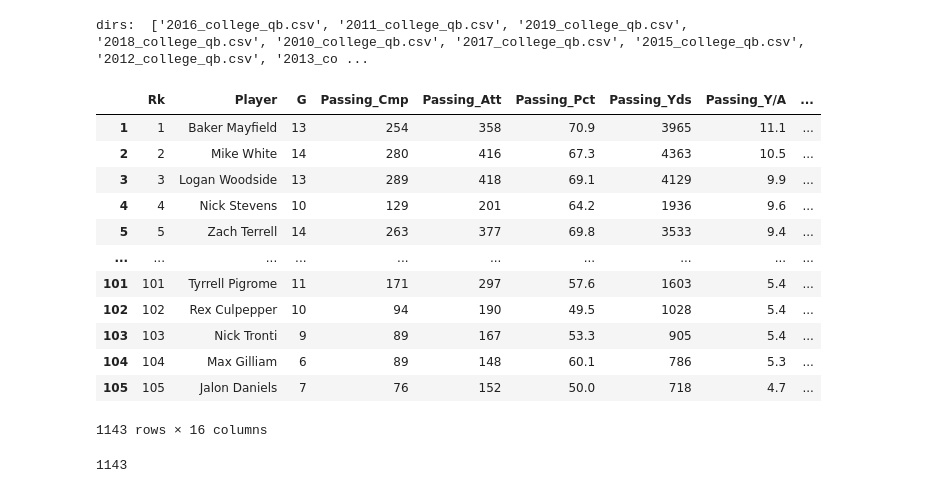
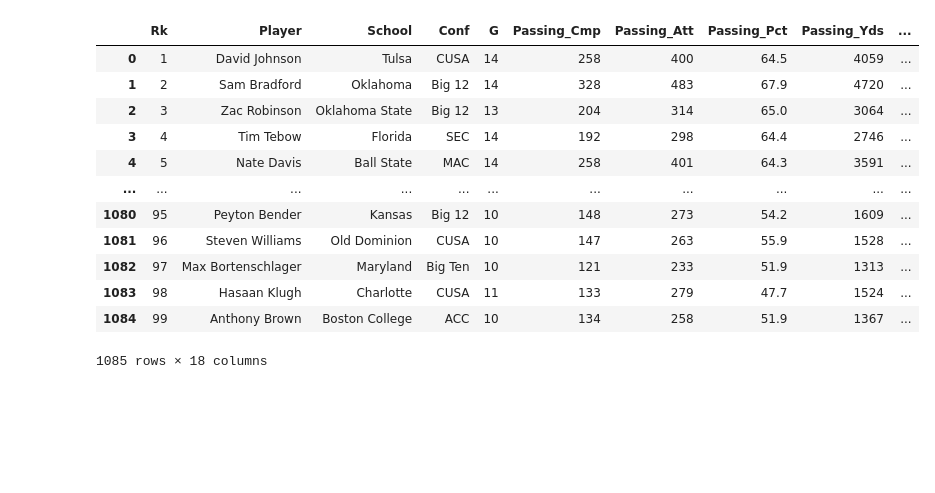
Before and after one commit to Arvind-Kumar5/NFL_Draft_Prospect_Projections, a Jupyter notebook: nb.ipynb, the cells around one changed output. Drawn from its saved outputs; the diff is of its cells as text; code cells hidden in the pictures; blank space fills up the shorter version.

```diff
--- a/nb.ipynb
+++ b/nb.ipynb
@@ -60,24 +7,12 @@ def getTrainData(path):
-# %%
-# 2010 data is 102 rows × 16 columns
-
-df = getTrainData("train_data")
-df
-# %% [output]
-dirs:  ['2016_college_qb.csv', '2011_college_qb.csv', '2019_college_qb.csv', '2018_college_qb.csv', '2010_college_qb.csv', '2017_college_qb.csv', '2015_college_qb.csv', '2012_college_qb.csv', '2013_co ...
-|  | Rk | Player | G | Passing_Cmp | Passing_Att | Passing_Pct | Passing_Yds | Passing_Y/A | ... |
-| 1 | 1 | Baker Mayfield | 13 | 254 | 358 | 70.9 | 3965 | 11.1 | ... |
-| 2 | 2 | Mike White | 14 | 280 | 416 | 67.3 | 4363 | 10.5 | ... |
-| 3 | 3 | Logan Woodside | 13 | 289 | 418 | 69.1 | 4129 | 9.9 | ... |
-| 4 | 4 | Nick Stevens | 10 | 129 | 201 | 64.2 | 1936 | 9.6 | ... |
-| 5 | 5 | Zach Terrell | 14 | 263 | 377 | 69.8 | 3533 | 9.4 | ... |
-| ... | ... | ... | ... | ... | ... | ... | ... | ... | ... |
-| 101 | 101 | Tyrrell Pigrome | 11 | 171 | 297 | 57.6 | 1603 | 5.4 | ... |
-| 102 | 102 | Rex Culpepper | 10 | 94 | 190 | 49.5 | 1028 | 5.4 | ... |
-| 103 | 103 | Nick Tronti | 9 | 89 | 167 | 53.3 | 905 | 5.4 | ... |
-| 104 | 104 | Max Gilliam | 6 | 89 | 148 | 60.1 | 786 | 5.3 | ... |
-| 105 | 105 | Jalon Daniels | 7 | 76 | 152 | 50.0 | 718 | 4.7 | ... |
-1143 rows × 16 columns
-# %%
-len(df)
-# %% [output]
-1143
+# %%
+probowlUrl = "https://www.pro-football-reference.com/years/{}/probowl.htm"
+probowlHtmlFile = "proBowl{}.html"
+probowlId = "pro_bowl"
+
+collegeStatsUrl = "https://www.sports-reference.com/cfb/years/{}-passing.html"
+collegeStatsHtmlFile = "collegeStats{}.html"
+collegeStatsId = "div_passing"
+
+combineUrl = "https://www.pro-football-reference.com/draft/{}-combine.htm"
+combineHtmlFile = "combineStats{}.html"
+combineId = "div_combine"
@@ -83,0 +109,29 @@ len(df)
+# %%
+# for training 2008 to 2017 college stats
+trainRateLimit, trainDfsStats = scrapeSite(collegeStatsUrl, collegeStatsHtmlFile, collegeStatsId, 2008, 2017)
+
+# for validation 2018 to 2019 college stats
+valRateLimit, valDfsStats = scrapeSite(collegeStatsUrl, collegeStatsHtmlFile, collegeStatsId, 2018, 2019)
+
+# for testing 2020 to 2021 college stats
+testRateLimit, testDfsStats = scrapeSite(collegeStatsUrl, collegeStatsHtmlFile, collegeStatsId, 2020, 2021)
+
+trainDf, newCols = getCollegeStatsDf(trainRateLimit, trainDfsStats)
+valDf, newCols = getCollegeStatsDf(valRateLimit, valDfsStats)
+testDf, newCols = getCollegeStatsDf(testRateLimit, testDfsStats)
+
+trainDf
+# %% [output]
+|  | Rk | Player | School | Conf | G | Passing_Cmp | Passing_Att | Passing_Pct | Passing_Yds | ... |
+| 0 | 1 | David Johnson | Tulsa | CUSA | 14 | 258 | 400 | 64.5 | 4059 | ... |
+| 1 | 2 | Sam Bradford | Oklahoma | Big 12 | 14 | 328 | 483 | 67.9 | 4720 | ... |
+| 2 | 3 | Zac Robinson | Oklahoma State | Big 12 | 13 | 204 | 314 | 65.0 | 3064 | ... |
+| 3 | 4 | Tim Tebow | Florida | SEC | 14 | 192 | 298 | 64.4 | 2746 | ... |
+| 4 | 5 | Nate Davis | Ball State | MAC | 14 | 258 | 401 | 64.3 | 3591 | ... |
+| ... | ... | ... | ... | ... | ... | ... | ... | ... | ... | ... |
+| 1080 | 95 | Peyton Bender | Kansas | Big 12 | 10 | 148 | 273 | 54.2 | 1609 | ... |
+| 1081 | 96 | Steven Williams | Old Dominion | CUSA | 10 | 147 | 263 | 55.9 | 1528 | ... |
+| 1082 | 97 | Max Bortenschlager | Maryland | Big Ten | 10 | 121 | 233 | 51.9 | 1313 | ... |
+| 1083 | 98 | Hasaan Klugh | Charlotte | CUSA | 11 | 133 | 279 | 47.7 | 1524 | ... |
+| 1084 | 99 | Anthony Brown | Boston College | ACC | 10 | 134 | 258 | 51.9 | 1367 | ... |
+1085 rows × 18 columns
```
Also changed, not shown: parts of 10 cells of this notebook, 15 other files.
